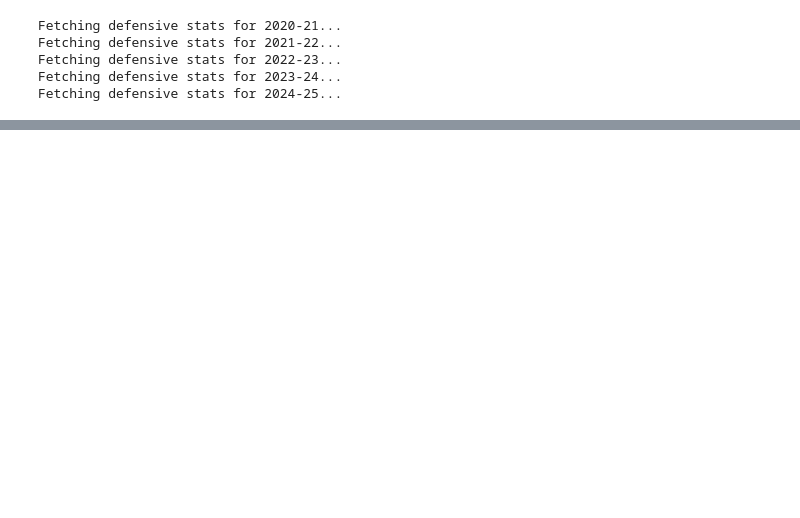
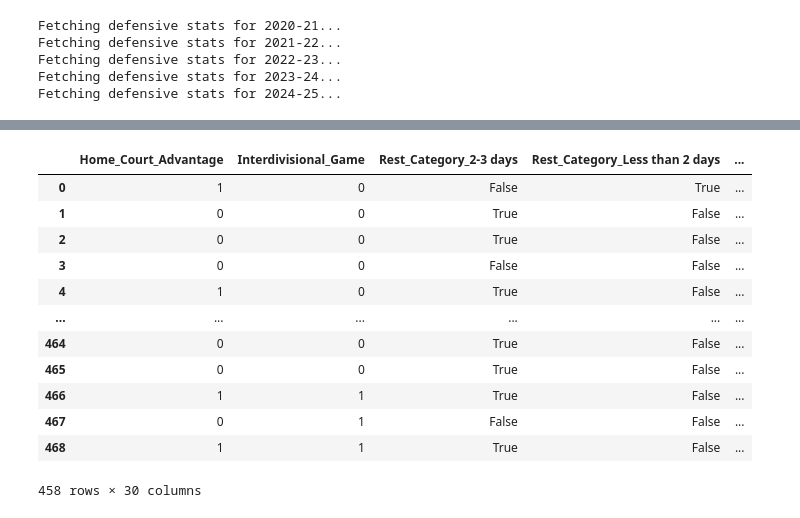
Before and after one commit to joshdscan/NBA-Player-Prop-Prediction, a Jupyter notebook: nba-app/scripts/Model_2_def_features.ipynb, the cells around one changed output, grey strips where cells are left out. Saved outputs shown, nothing was run; the diff lists cells and outputs as text; code cells hidden in the pictures; blank space fills up the shorter version.

```diff
--- a/nba-app/scripts/Model_2_def_features.ipynb
+++ b/nba-app/scripts/Model_2_def_features.ipynb
@@ -631,3 +513,21 @@ sns.pairplot(merged_data, x_vars=selected_features, y_vars=["PTS"], height=5)
+# %%
+#Make a X + Y data frame
+X_Y = pd.concat([X, Y], axis=1)
+X_Y
+# %% [output]
+|  | Home_Court_Advantage | Interdivisional_Game | Rest_Category_2-3 days | Rest_Category_Less than 2 days | ... |
+| 0 | 1 | 0 | False | True | ... |
+| 1 | 0 | 0 | True | False | ... |
+| 2 | 0 | 0 | True | False | ... |
+| 3 | 0 | 0 | False | False | ... |
+| 4 | 1 | 0 | True | False | ... |
+| ... | ... | ... | ... | ... | ... |
+| 464 | 0 | 0 | True | False | ... |
+| 465 | 0 | 0 | True | False | ... |
+| 466 | 1 | 1 | True | False | ... |
+| 467 | 0 | 1 | False | False | ... |
+| 468 | 1 | 1 | True | False | ... |
+458 rows × 30 columns
 # %%
 # Import additional modeling and evaluation functions
 from sklearn.metrics import mean_absolute_percentage_error
```
Also changed, not shown: parts of 28 cells of this notebook.
